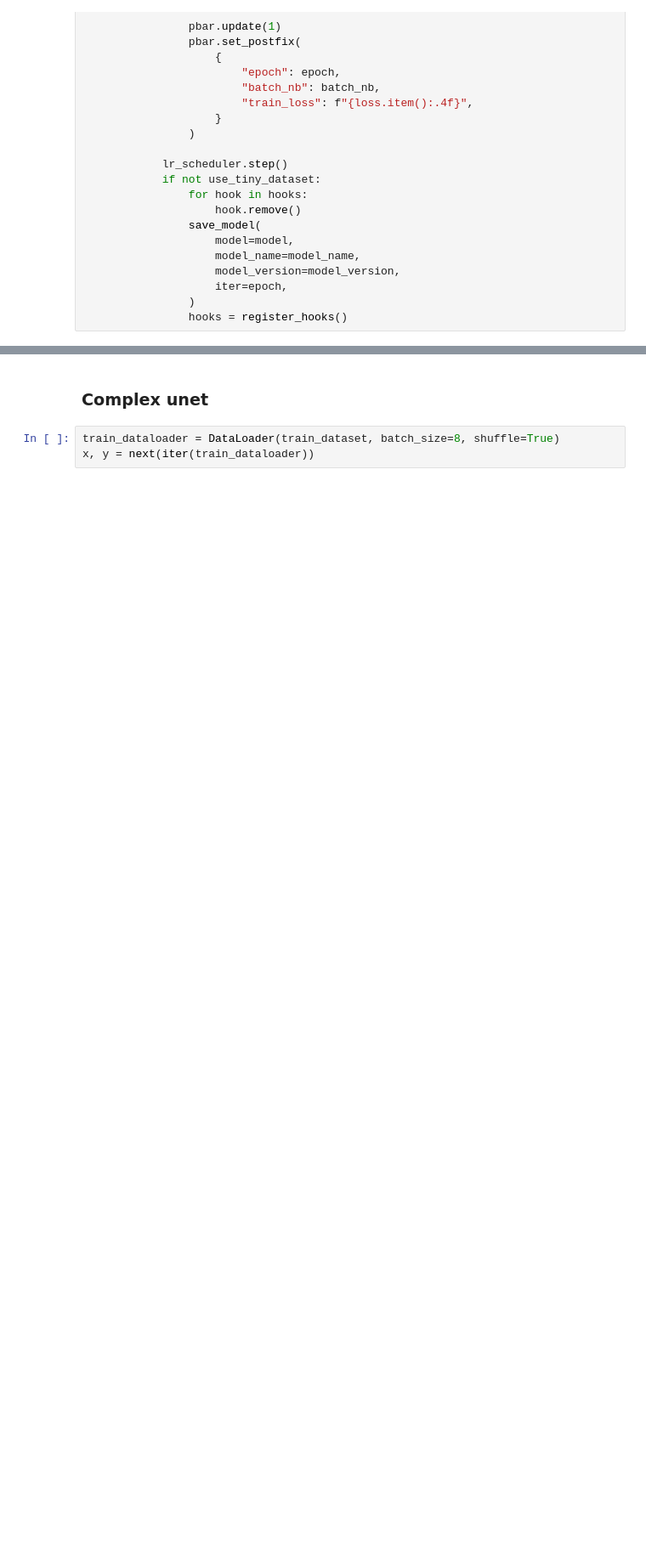
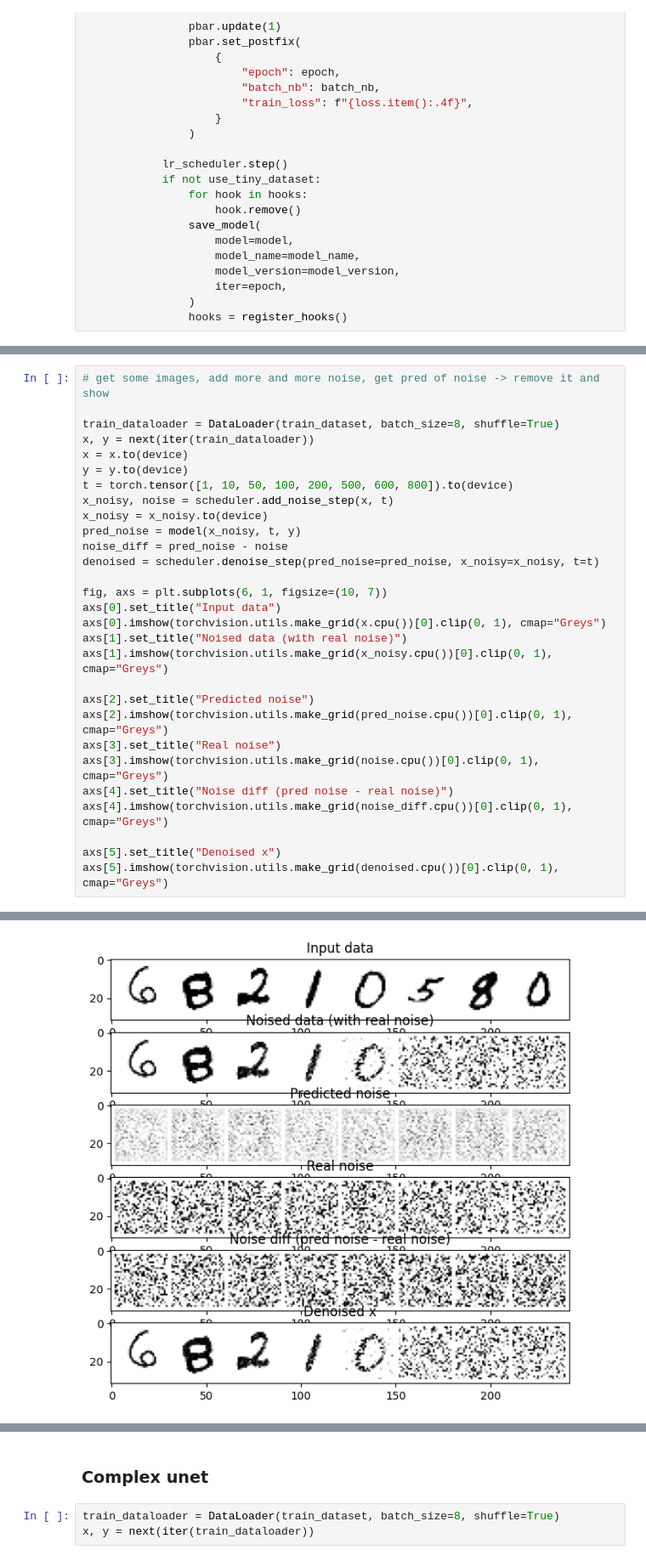
Before and after one commit to jean-kunz/cop_diffusion, a Jupyter notebook: nbks/diffusion_from_scratch.ipynb, the cells around one changed output, grey strips where cells are left out. Shown at 85% size. Drawn from its saved outputs; the diff is of its cells as text; blank space fills up the shorter version.

```diff
--- a/nbks/diffusion_from_scratch.ipynb
+++ b/nbks/diffusion_from_scratch.ipynb
@@ -767,3 +778,33 @@ if True:
         model_version=model_version,
         use_tiny_dataset=use_tiny_dataset,
     )
+# %%
+# get some images, add more and more noise, get pred of noise -> remove it and show
+
+train_dataloader = DataLoader(train_dataset, batch_size=8, shuffle=True)
+x, y = next(iter(train_dataloader))
+x = x.to(device)
+y = y.to(device)
+t = torch.tensor([1, 10, 50, 100, 200, 500, 600, 800]).to(device)
+x_noisy, noise = scheduler.add_noise_step(x, t)
+x_noisy = x_noisy.to(device)
+pred_noise = model(x_noisy, t, y)
+noise_diff = pred_noise - noise
+denoised = scheduler.denoise_step(pred_noise=pred_noise, x_noisy=x_noisy, t=t)
+
+fig, axs = plt.subplots(6, 1, figsize=(10, 7))
+axs[0].set_title("Input data")
+axs[0].imshow(torchvision.utils.make_grid(x.cpu())[0].clip(0, 1), cmap="Greys")
+axs[1].set_title("Noised data (with real noise)")
+axs[1].imshow(torchvision.utils.make_grid(x_noisy.cpu())[0].clip(0, 1), cmap="Greys")
+
+axs[2].set_title("Predicted noise")
+axs[2].imshow(torchvision.utils.make_grid(pred_noise.cpu())[0].clip(0, 1), cmap="Greys")
+axs[3].set_title("Real noise")
+axs[3].imshow(torchvision.utils.make_grid(noise.cpu())[0].clip(0, 1), cmap="Greys")
+axs[4].set_title("Noise diff (pred noise - real noise)")
+axs[4].imshow(torchvision.utils.make_grid(noise_diff.cpu())[0].clip(0, 1), cmap="Greys")
+
+axs[5].set_title("Denoised x")
+axs[5].imshow(torchvision.utils.make_grid(denoised.cpu())[0].clip(0, 1), cmap="Greys")
+# %% [output]
@@ -770,3 +812,4 @@ if True:
+[figure, added]
 # %% [markdown]
 version 0.8 or 0.9 is the best one
 
```
Also changed, not shown: parts of 11 cells of this notebook.
